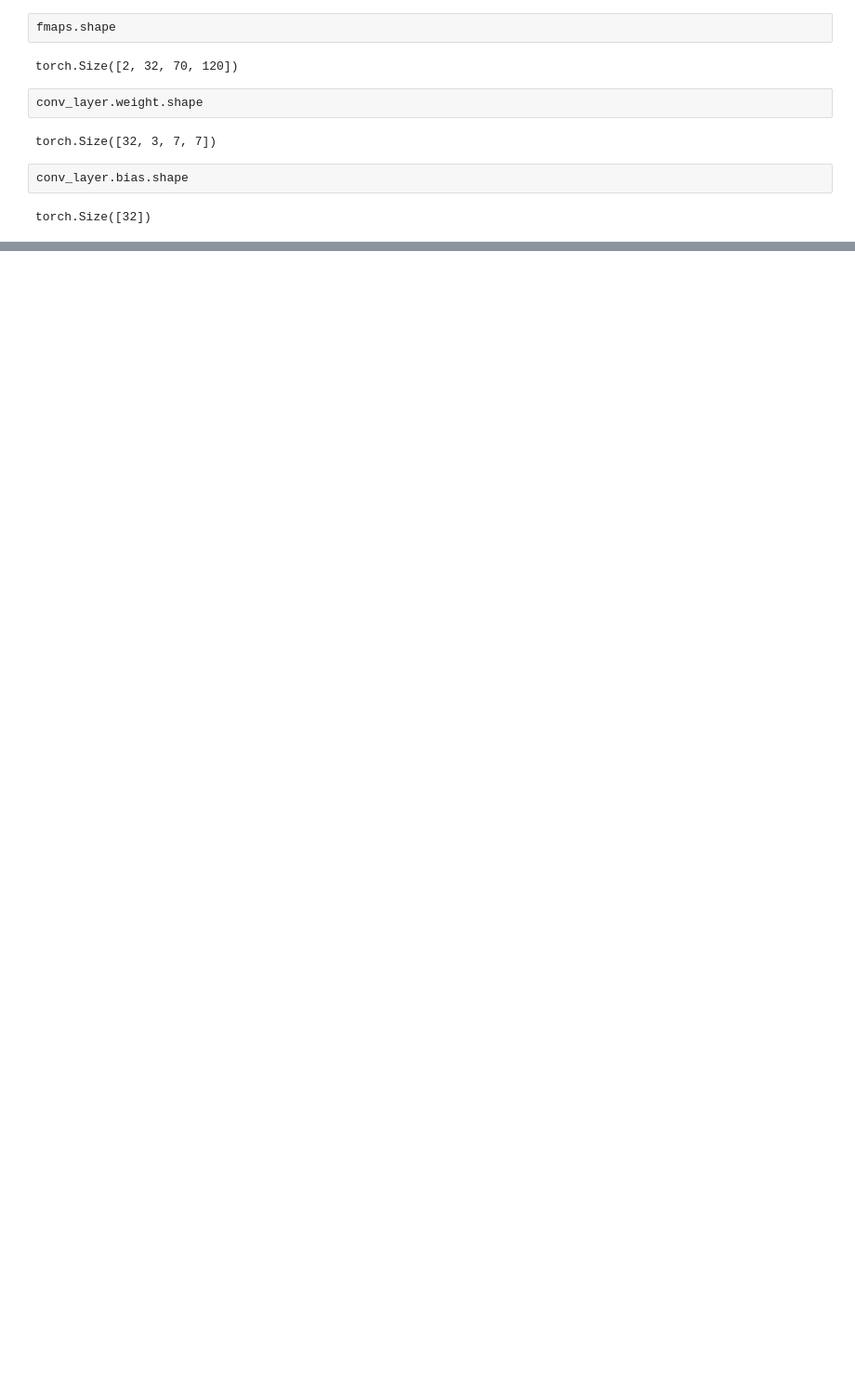
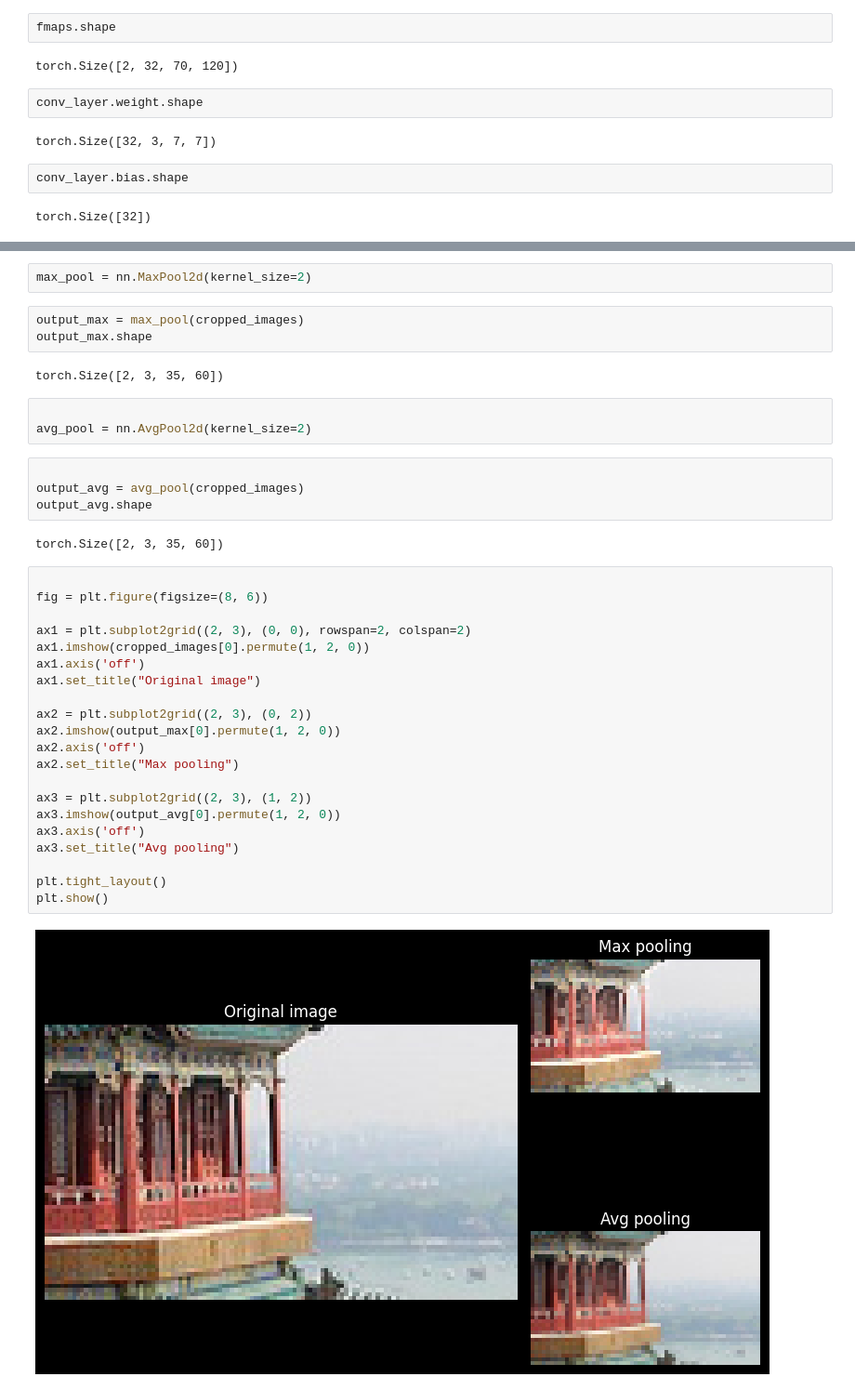
Before and after one commit to Harsh-Prajapati54/PyTorch-Learning-Journey, a Jupyter notebook: 02_Implementing_CNN.ipynb, the cells around one changed output, grey strips where cells are left out. Shown at 93% size. Cells and saved outputs as stored; diff of their text form; blank space fills up the shorter version.

```diff
--- a/02_Implementing_CNN.ipynb
+++ b/02_Implementing_CNN.ipynb
@@ -71,0 +74,39 @@ torch.Size([32])
+# %%
+max_pool = nn.MaxPool2d(kernel_size=2)
+# %%
+output_max = max_pool(cropped_images)
+output_max.shape
+# %% [output]
+torch.Size([2, 3, 35, 60])
+# %%
+
+avg_pool = nn.AvgPool2d(kernel_size=2)
+# %%
+
+output_avg = avg_pool(cropped_images)
+output_avg.shape
+# %% [output]
+torch.Size([2, 3, 35, 60])
+# %%
+
+fig = plt.figure(figsize=(8, 6))
+
+ax1 = plt.subplot2grid((2, 3), (0, 0), rowspan=2, colspan=2)
+ax1.imshow(cropped_images[0].permute(1, 2, 0))
+ax1.axis('off')
+ax1.set_title("Original image")
+
+ax2 = plt.subplot2grid((2, 3), (0, 2))
+ax2.imshow(output_max[0].permute(1, 2, 0))
+ax2.axis('off')
+ax2.set_title("Max pooling")
+
+ax3 = plt.subplot2grid((2, 3), (1, 2))
+ax3.imshow(output_avg[0].permute(1, 2, 0))
+ax3.axis('off')
+ax3.set_title("Avg pooling")
+
+plt.tight_layout()
+plt.show()
+# %% [output]
+[figure, added]
```
Also changed, not shown: parts of 1 cell of this notebook.
